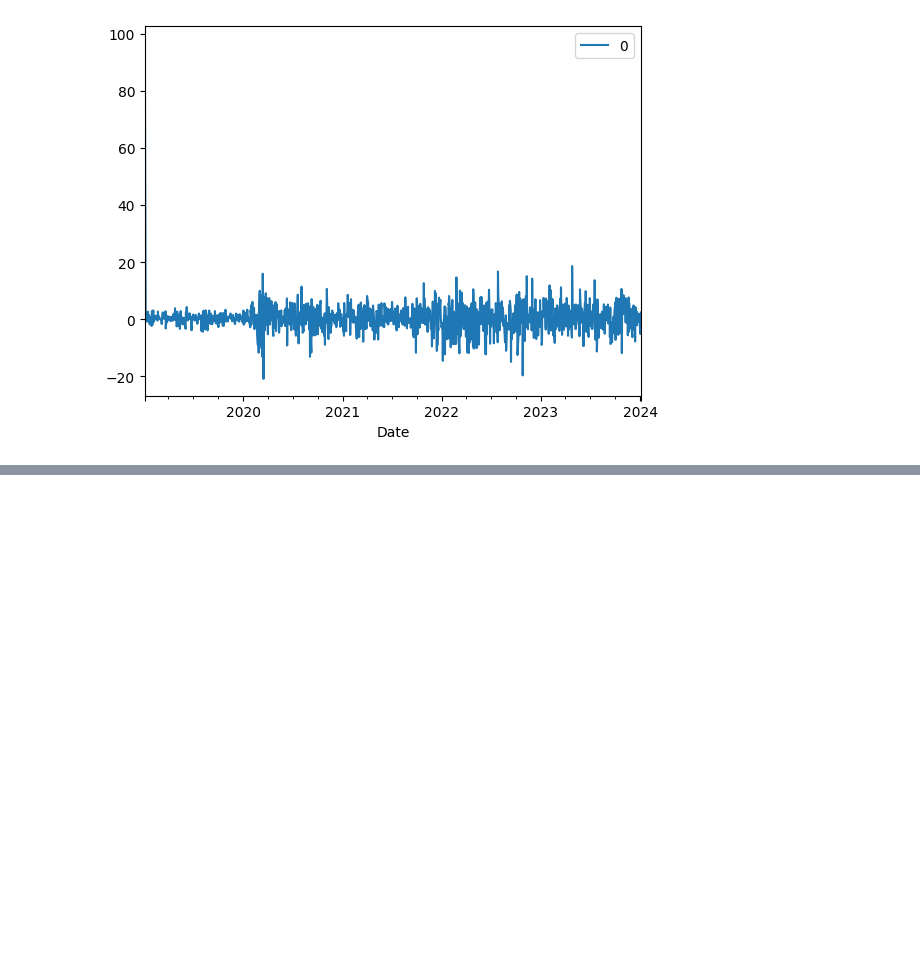
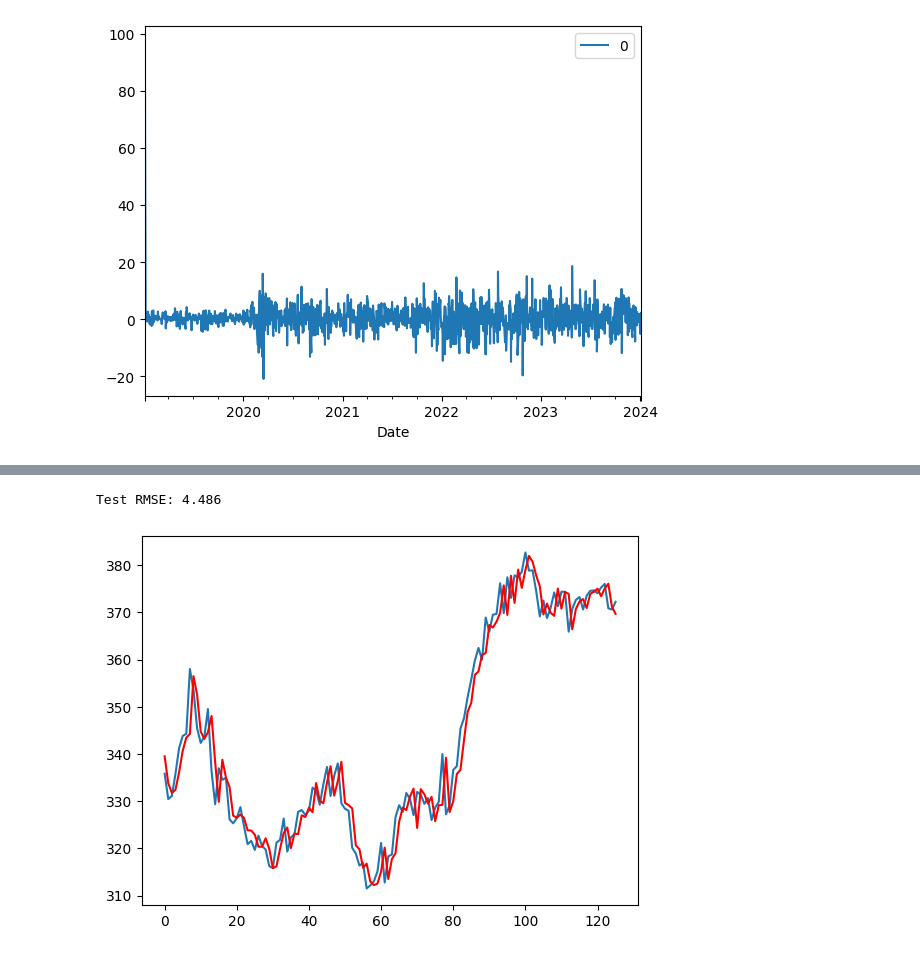
Before and after one commit to sienlonglim/financial_analysis_forecasting, a Jupyter notebook: p1_time_series.ipynb, the cells around one changed output, grey strips where cells are left out. Saved outputs shown, nothing was run; the diff lists cells and outputs as text; code cells hidden in the pictures; blank space fills up the shorter version.

```diff
--- a/p1_time_series.ipynb
+++ b/p1_time_series.ipynb
@@ -93,0 +155,31 @@ max      96.792442
+# %%
+X = time_series.values
+size = int(len(X) * 0.90)
+train, test = X[0:size], X[size:len(X)]
+history = [x for x in train]
+predictions = []
+
+# walk-forward validation
+for t in range(len(test)):
+    model = ARIMA(history, order=(p, d, q))
+    model_fit = model.fit()
+    output = model_fit.forecast()
+    yhat = output[0]
+    predictions.append(yhat)
+    # Add in the actual observation and then retrain in next iteration
+    obs = test[t]
+    history.append(obs)
+
+# evaluate forecasts
+from sklearn.metrics import mean_squared_error
+from math import sqrt
+rmse = sqrt(mean_squared_error(test, predictions))
+print('Test RMSE: %.3f' % rmse)
+
+# plot forecasts against actual outcomes
+plt.plot(test)
+plt.plot(predictions, color='red')
+plt.show()
+# %% [output]
+Test RMSE: 4.486
+[figure, added]
```
Also changed, not shown: parts of 15 cells of this notebook.
